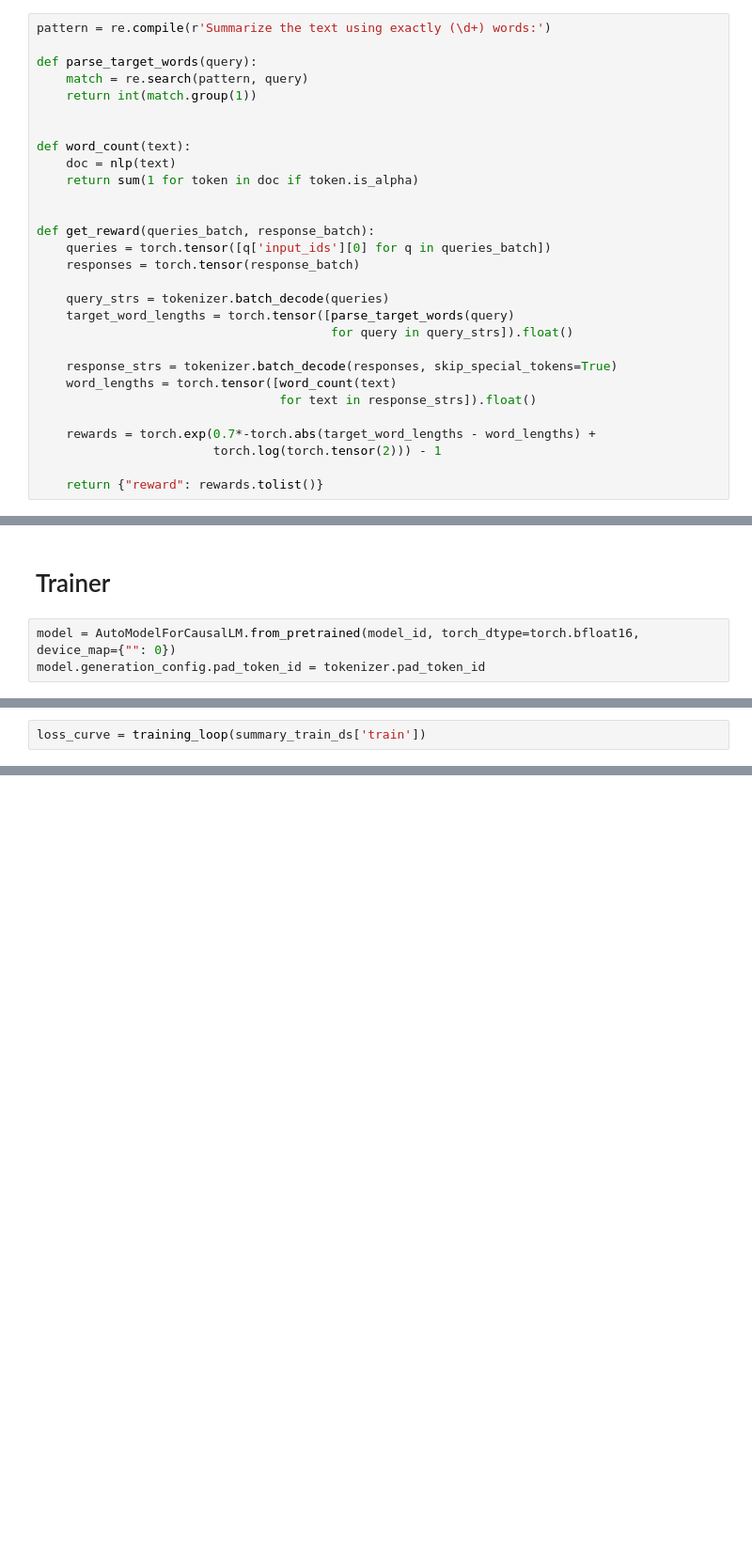
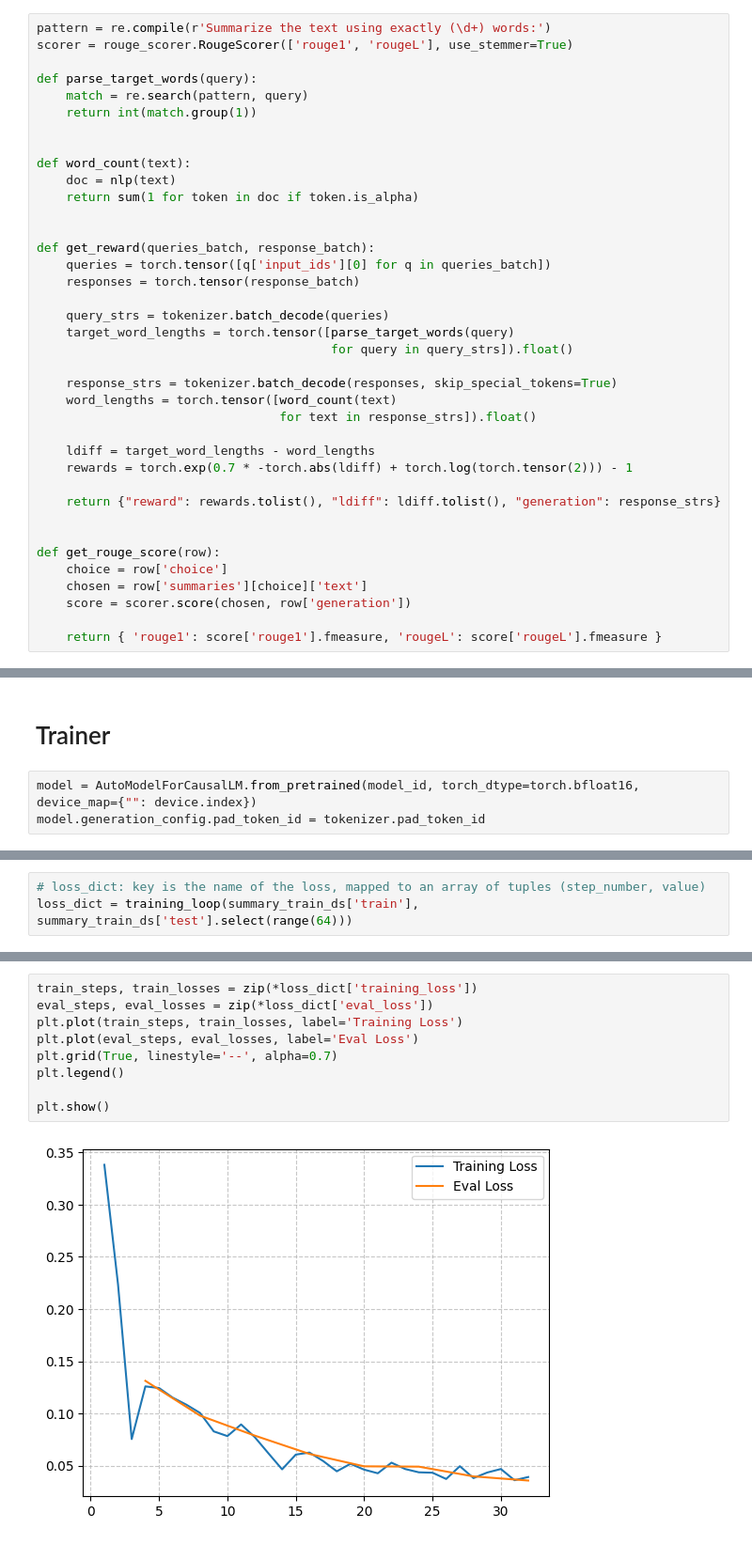
Before and after one commit to amangup/summary-length-ppo, a Jupyter notebook: reward_only_train.ipynb, the cells around one changed output, grey strips where cells are left out. Shown at 94% size. Saved outputs shown, nothing was run; the diff lists cells and outputs as text; blank space fills up the shorter version.

```diff
--- a/reward_only_train.ipynb
+++ b/reward_only_train.ipynb
@@ -21,6 +28,7 @@ summary_train_ds = load_dataset('amang1802/summary_train')
 device = torch.device("cuda:0")
 # %%
 pattern = re.compile(r'Summarize the text using exactly (\d+) words:')
+scorer = rouge_scorer.RougeScorer(['rouge1', 'rougeL'], use_stemmer=True)
 
 def parse_target_words(query):
     match = re.search(pattern, query)
@@ -44,10 +52,18 @@ def get_reward(queries_batch, response_batch):
     word_lengths = torch.tensor([word_count(text)
                                  for text in response_strs]).float()
 
-    rewards = torch.exp(0.7*-torch.abs(target_word_lengths - word_lengths) +
-                        torch.log(torch.tensor(2))) - 1
+    ldiff = target_word_lengths - word_lengths
+    rewards = torch.exp(0.7 * -torch.abs(ldiff) + torch.log(torch.tensor(2))) - 1
 
-    return {"reward": rewards.tolist()}
+    return {"reward": rewards.tolist(), "ldiff": ldiff.tolist(), "generation": response_strs}
+
+
+def get_rouge_score(row):
+    choice = row['choice']
+    chosen = row['summaries'][choice]['text']
+    score = scorer.score(chosen, row['generation'])
+
+    return { 'rouge1': score['rouge1'].fmeasure, 'rougeL': score['rougeL'].fmeasure }
 # %%
 class StopEoT(StoppingCriteria):
     def __init__(self, stop_id=128009):
@@ -80,7 +96,7 @@ def generate_responses(queries_batch):
 # %% [markdown]
 # Trainer
 # %%
-model = AutoModelForCausalLM.from_pretrained(model_id, torch_dtype=torch.bfloat16, device_map={"": 0})
+model = AutoModelForCausalLM.from_pretrained(model_id, torch_dtype=torch.bfloat16, device_map={"": device.index})
 model.generation_config.pad_token_id = tokenizer.pad_token_id
 # %%
 # Output these tensors
@@ -164,3 +236,4 @@ def training_loop(train_ds):
 # %%
-loss_curve = training_loop(summary_train_ds['train'])
+# loss_dict: key is the name of the loss, mapped to an array of tuples (step_number, value)
+loss_dict = training_loop(summary_train_ds['train'], summary_train_ds['test'].select(range(64)))
 # %% [output]
@@ -184,0 +257,11 @@ plt.plot(range(len(loss_curve)), loss_curve)
+# %%
+train_steps, train_losses = zip(*loss_dict['training_loss'])
+eval_steps, eval_losses = zip(*loss_dict['eval_loss'])
+plt.plot(train_steps, train_losses, label='Training Loss')
+plt.plot(eval_steps, eval_losses, label='Eval Loss')
+plt.grid(True, linestyle='--', alpha=0.7)
+plt.legend()
+
+plt.show()
+# %% [output]
+[figure, added]
```
Also changed, not shown: parts of 8 cells of this notebook, 3 other files.
